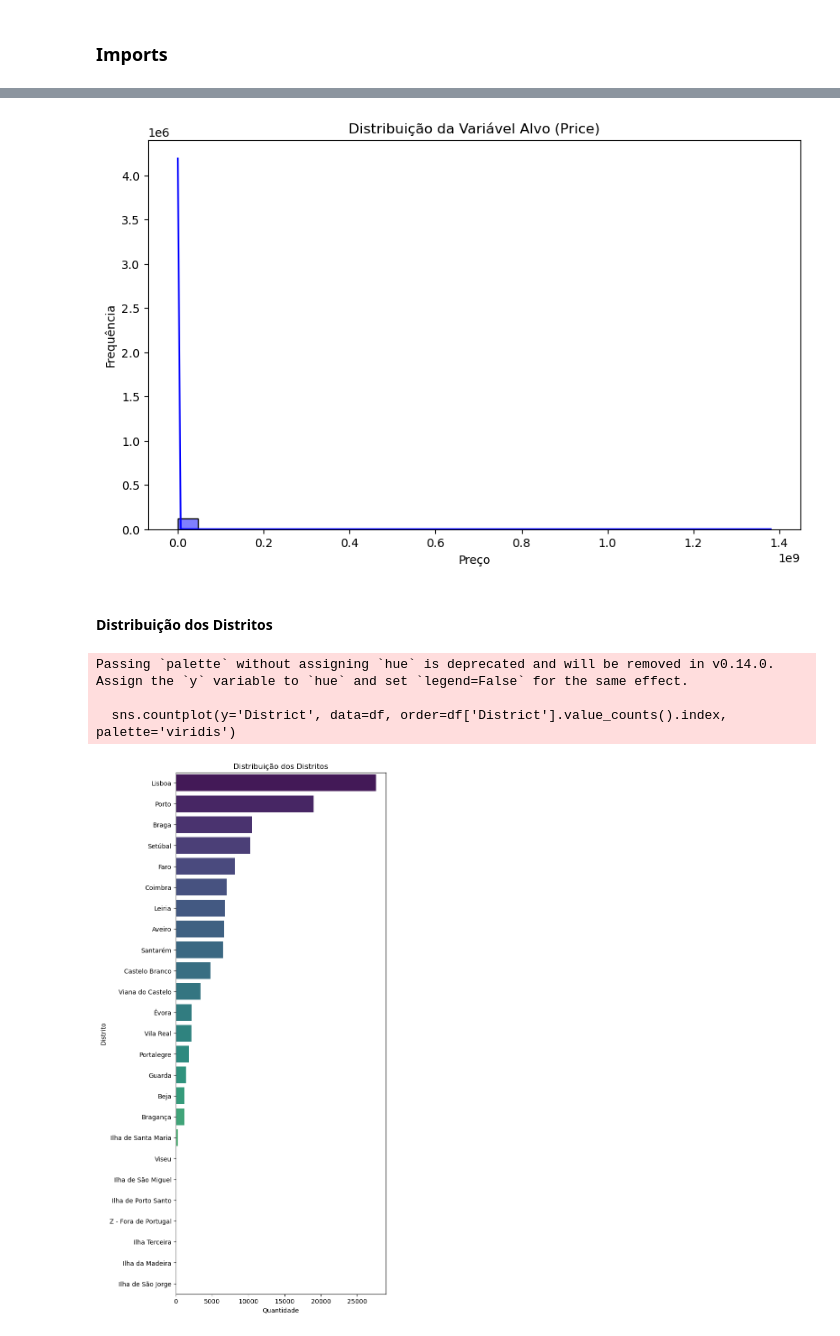
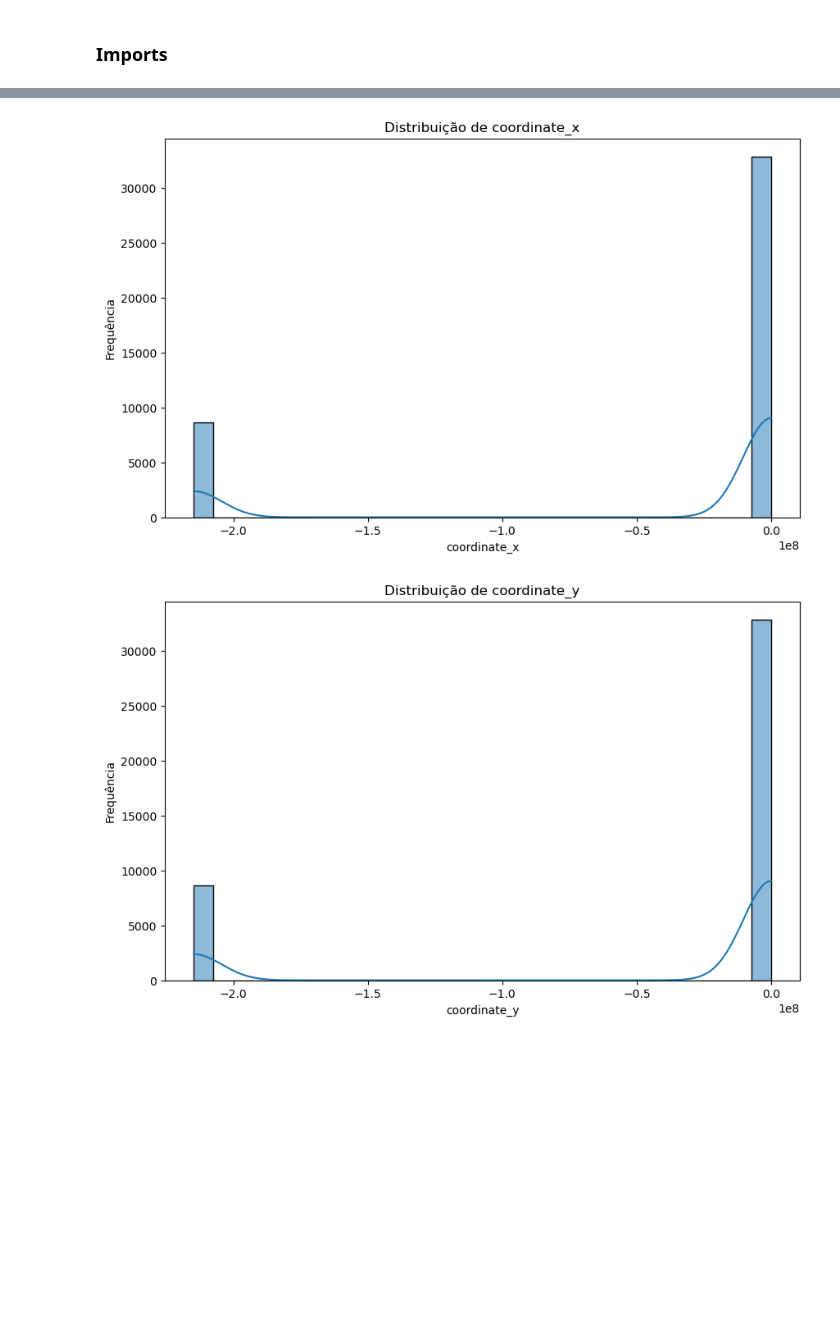
Before and after one commit to goncalobcosta/TAAC_proj2, a Jupyter notebook: test.ipynb, the cells around one changed output, grey strips where cells are left out. Cells and saved outputs as stored; diff of their text form; code cells hidden in the pictures; blank space fills up the shorter version.

```diff
--- a/test.ipynb
+++ b/test.ipynb
@@ -23,6 +25,6 @@ from sklearn.preprocessing import StandardScaler, OneHotEncoder
 from sklearn.compose import ColumnTransformer
 from sklearn.pipeline import Pipeline
 # %%
-df = pd.read_csv('portugal_listinigs.csv')
+df = pd.read_csv('wnba-shots-2021.csv')
 df.head()
 # %% [output]
@@ -84,23 +99,18 @@ Duplicados: 6941
 # %%
 plt.figure(figsize=(10, 6))
-sns.histplot(df['Price'], kde=True, bins=30, color='blue')
-plt.title('Distribuição da Variável Alvo (Price)')
-plt.xlabel('Preço')
+sns.histplot(df['coordinate_x'], bins=30, kde=True)
+plt.title('Distribuição de coordinate_x')
+plt.xlabel('coordinate_x')
 plt.ylabel('Frequência')
 plt.show()
 # %% [output]
-[figure, old version]
+[figure, new version]
-# %% [markdown]
-#### Distribuição dos Distritos
 # %%
-plt.figure(figsize=(6, 15))
-sns.countplot(y='District', data=df, order=df['District'].value_counts().index, palette='viridis')
-plt.title('Distribuição dos Distritos')
-plt.xlabel('Quantidade')
-plt.ylabel('Distrito')
+plt.figure(figsize=(10, 6))
+sns.histplot(df['coordinate_y'], bins=30, kde=True)
+plt.title('Distribuição de coordinate_y')
+plt.xlabel('coordinate_y')
+plt.ylabel('Frequência')
 plt.show()
 # %% [output]
-Passing `palette` without assigning `hue` is deprecated and will be removed in v0.14.0. Assign the `y` variable to `hue` and set `legend=False` for the same effect.
-
-  sns.countplot(y='District', data=df, order=df['District'].value_counts().index, palette='viridis')
-[figure, old version]
+[figure, new version]
```
Also changed, not shown: parts of 26 cells of this notebook, 4 other files.
